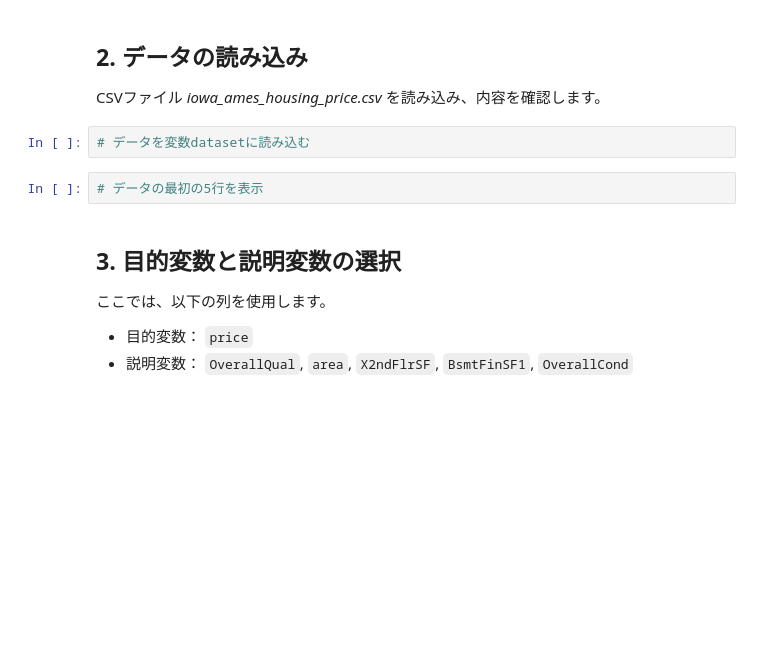
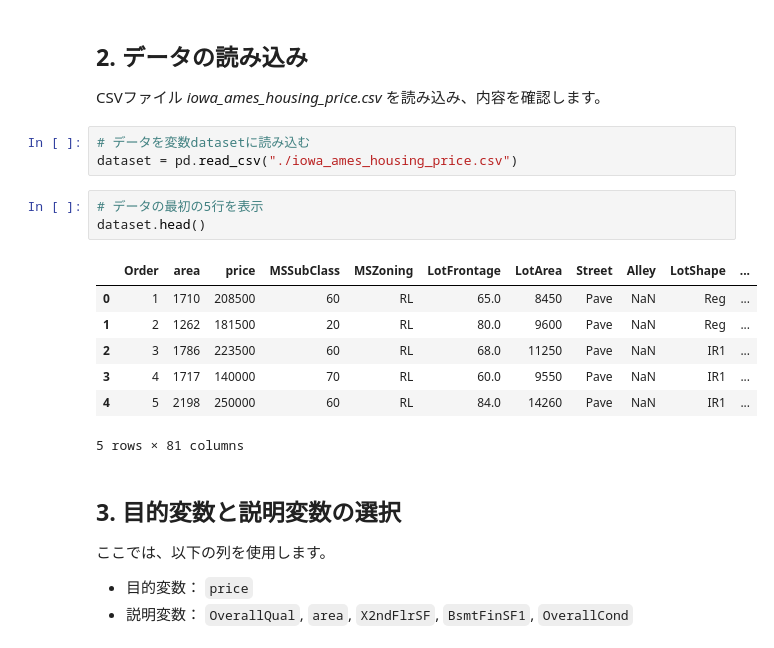
Before and after one commit to yuimaekawa/aidev, a Jupyter notebook: Lesson06_Regression-Model/課題2：住宅価格の回帰モデルの作成.ipynb, the cells around one changed output. Drawn from its saved outputs; the diff is of its cells as text; blank space fills up the shorter version.

```diff
--- a/Lesson06_Regression-Model/課題2：住宅価格の回帰モデルの作成.ipynb
+++ b/Lesson06_Regression-Model/課題2：住宅価格の回帰モデルの作成.ipynb
@@ -20,10 +20,20 @@ from sklearn.metrics import mean_squared_error
 ## 2. データの読み込み
 
 CSVファイル *iowa_ames_housing_price.csv* を読み込み、内容を確認します。
-# %%
-# データを変数datasetに読み込む
+# %%
+# データを変数datasetに読み込む
+dataset = pd.read_csv("./iowa_ames_housing_price.csv")
 # %%
 # データの最初の5行を表示
+dataset.head()
+# %% [output]
+|  | Order | area | price | MSSubClass | MSZoning | LotFrontage | LotArea | Street | Alley | LotShape | ... |
+| 0 | 1 | 1710 | 208500 | 60 | RL | 65.0 | 8450 | Pave | NaN | Reg | ... |
+| 1 | 2 | 1262 | 181500 | 20 | RL | 80.0 | 9600 | Pave | NaN | Reg | ... |
+| 2 | 3 | 1786 | 223500 | 60 | RL | 68.0 | 11250 | Pave | NaN | IR1 | ... |
+| 3 | 4 | 1717 | 140000 | 70 | RL | 60.0 | 9550 | Pave | NaN | IR1 | ... |
+| 4 | 5 | 2198 | 250000 | 60 | RL | 84.0 | 14260 | Pave | NaN | IR1 | ... |
+5 rows × 81 columns
 # %% [markdown]
 ## 3. 目的変数と説明変数の選択
 
```
Also changed, not shown: parts of 14 cells of this notebook.
